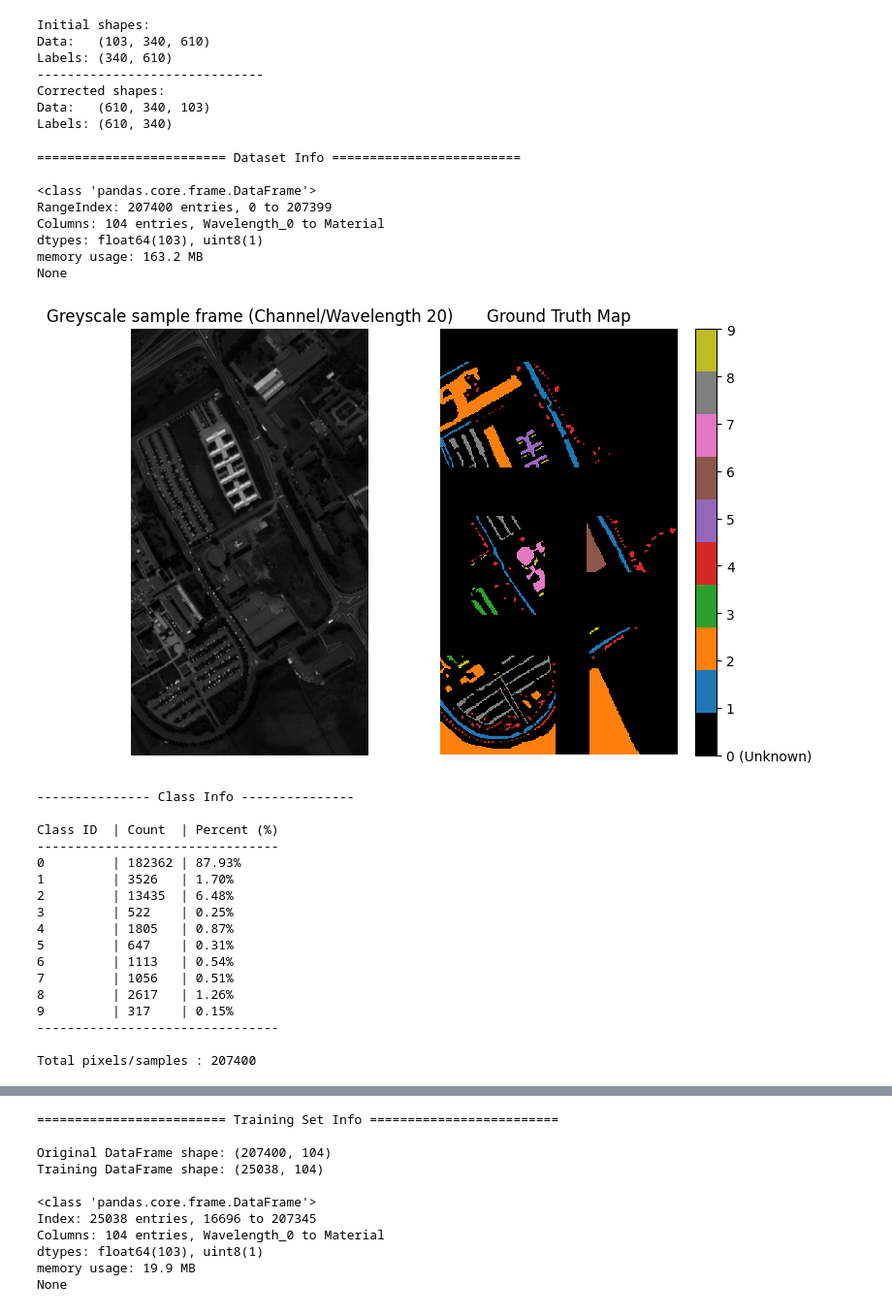
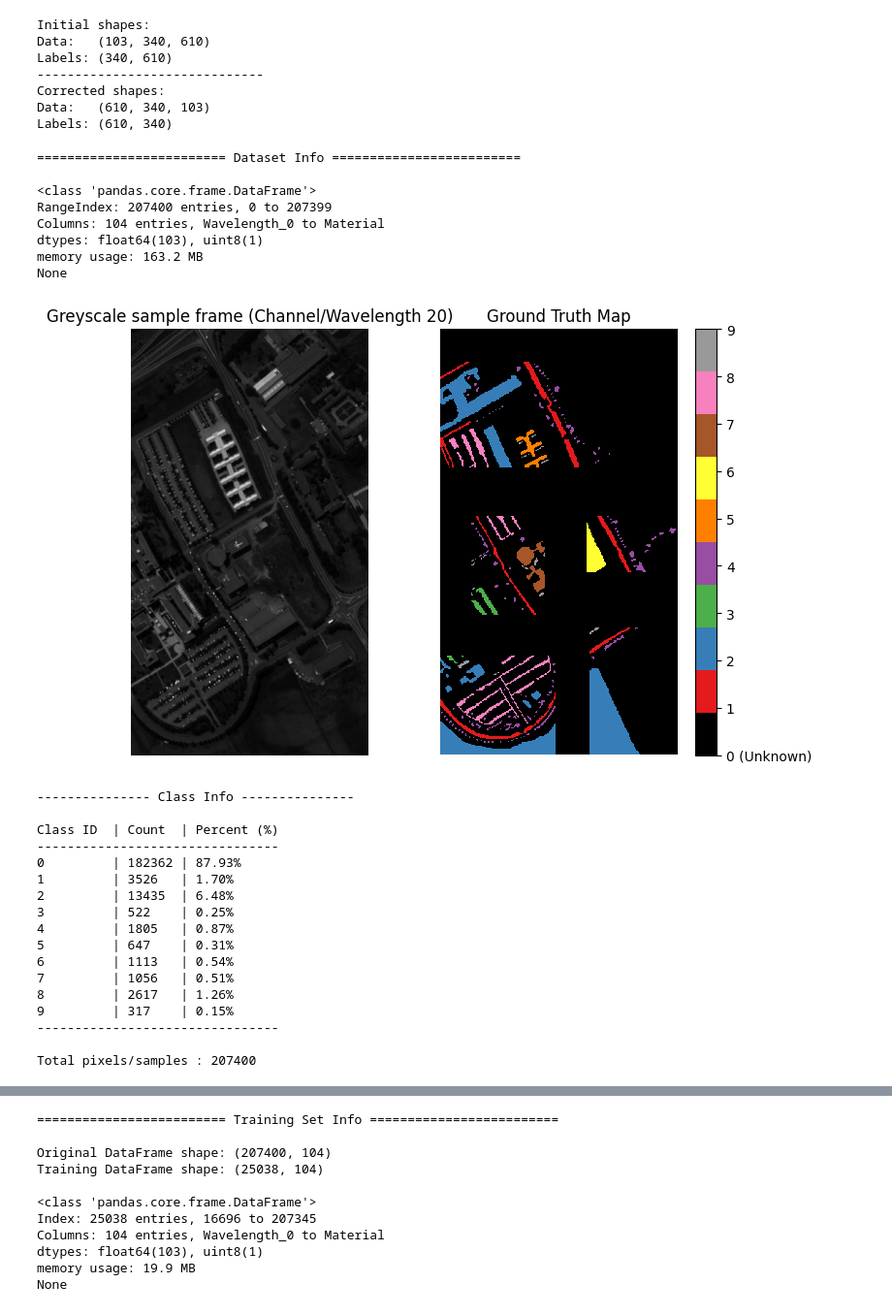
Before and after one commit to iliaxant/Pattern_Recognition_Final_Project, a Jupyter notebook: Final_Project_PR_58545.ipynb, the cells around one changed output, grey strips where cells are left out. Shown at 97% size. Cells and saved outputs as stored; diff of their text form; code cells hidden in the pictures.

```diff
--- a/Final_Project_PR_58545.ipynb
+++ b/Final_Project_PR_58545.ipynb
@@ -841,7 +837,7 @@ Labels: (610, 340)
 sample_channel = 20
 
 class_name = 'Material'
-class_colors = ['black'] + sns.color_palette("tab10", 9).as_hex()
+class_colors = ['black'] + sns.color_palette("Set1", 9).as_hex()
 class_cmap = ListedColormap(class_colors)
 
 
@@ -950,34 +946,34 @@ print(f'\nTotal constant features: {len(constant_feat)}')
 print('\n' + 48 * "-")
 
 
 print('\n' + 15 * "-" + " Quasi-Constant Features " + 15 * "-" + '\n')
 
 quasi_constant_feats = []
 for feat in feat_names:
 
     if feat in constant_feat: continue
 
     top_val_freq = df[feat].value_counts(normalize=True, dropna=False).values[0]
 
     if top_val_freq >= 0.99:
         quasi_constant_feats.append(feat)
 
 print(f"Quasi-Constant (>=99% but not 100% of values) Feature List: {quasi_constant_feats}")
 print(f'\nTotal quasi-constant features: {len(quasi_constant_feats)}')
 
 print('\n' + 55 * "-")
 
 print('\n' + 64 * "=" + '\n\n')
 # %% [output]
 ========================= Dataset Info =========================
 
 <class 'pandas.core.frame.DataFrame'>
 RangeIndex: 207400 entries, 0 to 207399
 Columns: 104 entries, Wavelength_0 to Material
 dtypes: float64(103), uint8(1)
 memory usage: 163.2 MB
 None
-[figure, old version]
+[figure, new version]
 --------------- Class Info ---------------
 
 Class ID  | Count  | Percent (%)
```
Also changed, not shown: parts of 11 cells of this notebook.
